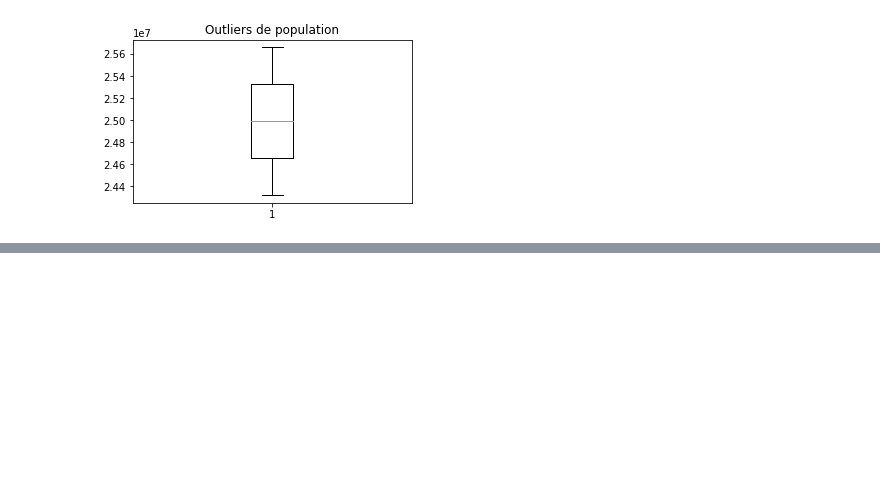
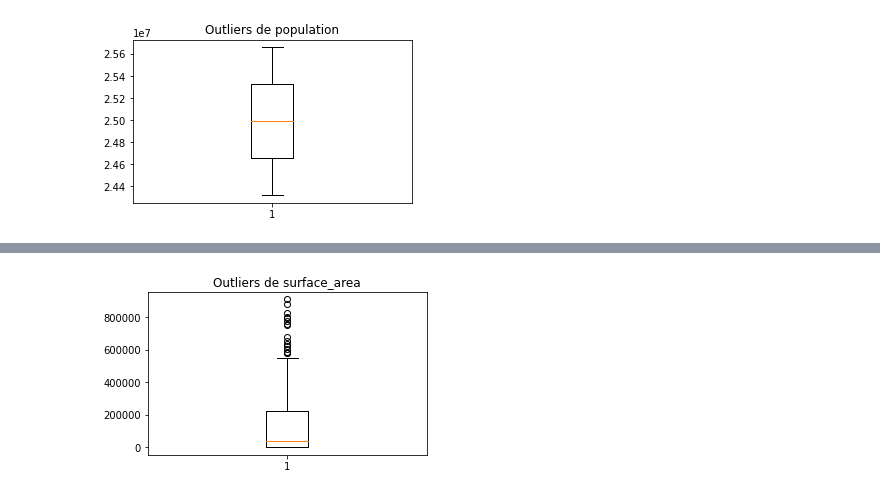
Before and after one commit to rodrigoruizteodoro/Reto_Final, a Jupyter notebook: Reto_Final.ipynb, the cells around one changed output, grey strips where cells are left out. Drawn from its saved outputs; the diff is of its cells as text; code cells hidden in the pictures; blank space fills up the shorter version.

```diff
--- a/Reto_Final.ipynb
+++ b/Reto_Final.ipynb
@@ -181,0 +232,25 @@ plt.show() #dibujamos el diagrama
+# %%
+#variable surface_area
+y4=data["surface_area"]
+
+percentile25_2=y4.quantile(0.25) #Q1
+percentile75_2=y4.quantile(0.75) #Q3
+iqr2= percentile75_2- percentile25_2
+
+Limite_Superior_iqr2= percentile75_2 + 1.3*iqr2
+Limite_Inferior_iqr2= percentile25_2 - 1.3*iqr2
+print("Limite superior permitido", Limite_Superior_iqr2)
+print("Limite inferior permitido", Limite_Inferior_iqr2)
+
+outliers_surface_area= data[(y4>Limite_Superior_iqr2)|(y4<Limite_Inferior_iqr2)]
+outliers_surface_area
+# %%
+#Obtenemos datos limpios
+data_surface_area= data[(y4<=Limite_Superior_iqr2)&(y4>=Limite_Inferior_iqr2)]
+
+fig = plt.figure(figsize =(5, 3))
+plt.boxplot(data_surface_area["surface_area"])
+plt.title("Outliers de surface_area")
+plt.show() #dibujamos el diagrama
+# %% [output]
+[figure, added]
```
Also changed, not shown: parts of 6 cells of this notebook.
